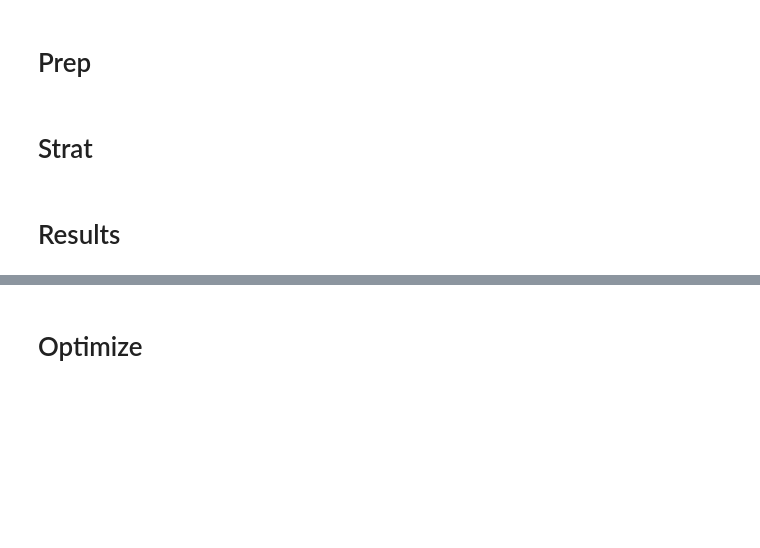
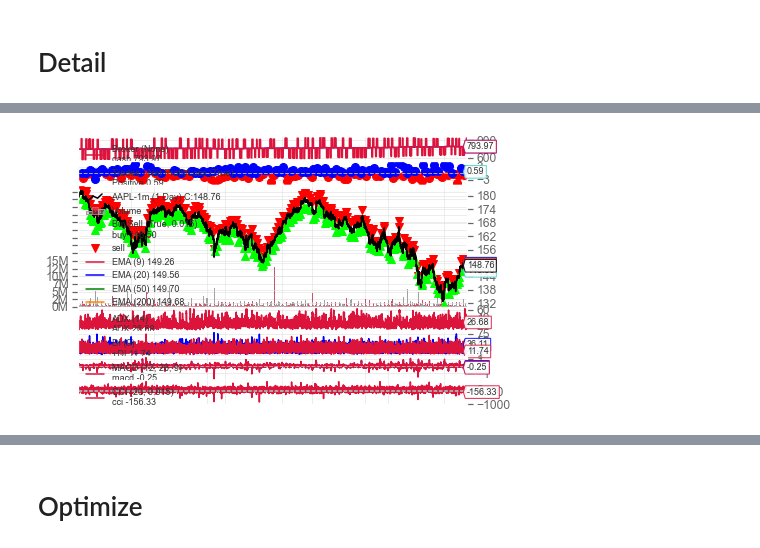
Before and after one commit to jamesfulford/biggest-losers, a Jupyter notebook: src/strat/apples/Apples_Backtest_Detail.ipynb, the cells around one changed output, grey strips where cells are left out. Cells and saved outputs as stored; diff of their text form; code cells hidden in the pictures; blank space fills up the shorter version.

Commit message:
feat(apples): update notebook format, tried DI instead of PSAR

```diff
--- a/src/strat/apples/Apples_Backtest_Detail.ipynb
+++ b/src/strat/apples/Apples_Backtest_Detail.ipynb
@@ -0,0 +79,5 @@
+# %%
+symbol = 'AAPL'
+start = datetime.date(2022, 1, 1)
+end = datetime.date(2022, 5, 31)
+cash = 750
@@ -1,2 +278,2 @@
 # %% [markdown]
-# Prep
+# Detail
@@ -69,2 +279,0 @@ def get_max_drawdown(strategy):
-# %% [markdown]
-# Strat
@@ -253,39 +280,6 @@ class MyStrategy(bt.Strategy):
-# %% [markdown]
-# Results
 # %%
-strategy = run_backtest(MyStrategy, "AAPL", "2022-01-01", "2022-05-24",
-  {
-    'use_cci': 'FOR_ENTRY',
-    'cci_period': 20,
-    'cci_factor': 0.015,
-    'cci_upper': -1000,
-    'cci_lower': -100,
-    'use_macd': 'FOR_ENTRY',
-    'macd_settings': (12, 26, 9),
-    'use_emacross': 'FOR_ENTRY',
-    'emas': (9, 20, 50, 200),
-    'emas_cross_criteria_any_instead_of_all': True,
-    'emas_any_on_cross_instead_of_while_rightly_ordered': False,
-    'use_psar': 'FOR_ENTRY',
-    'psar_af': 0.021,
-    'psar_afmax': 0.2,
-    'psar_period': 2,
-    'use_psar_lookback': 'FOR_ENTRY',
-    'psar_lookback_period': 3,
-    'use_mfi': 'NO',
-    'mfi_upper': 80,
-    'mfi_lower': 20,
-    'use_adx': 'FOR_ENTRY',
-    'adx_period': 14,
-    'adx_min_strength': 20,
-    'use_adx_slope': 'NO',
-    'adx_slope_smoothing_period': 5,
-    'use_long_ema': 'NO',
-    'long_ema_period': 200,
-    'start_of_morning': datetime.time(9, 32),
-    'end_of_morning': datetime.time(11, 30),
-    'start_of_afternoon': datetime.time(14, 30),
-    'end_of_day': datetime.time(15, 58)
-  }
-  , cash=200, timeframe=TimeFrame(1, TimeFrameUnit.Minute)
+strategy = run_backtest(MyStrategy, symbol, start, end,
+  {'use_cci': 'FOR_ENTRY', 'cci_period': 20, 'cci_factor': 0.015, 'cci_upper': -1000, 'cci_lower': -100, 'use_macd': 'FOR_ENTRY', 'macd_settings': (12, 26, 9), 'use_emacross': 'FOR_ENTRY', 'emas': (9, 20, 50, 200), 'emas_cross_criteria_any_instead_of_all': True, 'emas_any_on_cross_instead_of_while_rightly_ordered': False, 'use_psar': 'NO', 'psar_af': 0.021, 'psar_afmax': 0.2, 'psar_period': 2, 'use_psar_lookback': 'NO', 'psar_lookback_period': 3, 'use_mfi': 'NO', 'mfi_upper': 80, 'mfi_lower': 20, 'use_adx': 'FOR_ENTRY', 'adx_period': 14, 'adx_min_strength': 20, 'use_adx_slope': 'NO', 'adx_slope_smoothing_period': 5, 'use_di': 'FOR_ENTRY', 'di_period': 9, 'use_long_ema': 'NO', 'long_ema_period': 200, 'start_of_morning': datetime.time(9, 32), 'end_of_morning': datetime.time(11, 30), 'start_of_afternoon': datetime.time(14, 30), 'end_of_day': datetime.time(15, 58), 'verbose': True}
+  , cash
 )
+# %% [output]
@@ -292,3 +293,4 @@ strategy = run_backtest(MyStrategy, "AAPL", "2022-01-01", "2022-05-24",
+[figure, added]
 # %%
 annual_returns = strategy.analyzers.annualreturn.get_analysis()
 analysis = strategy.analyzers.tradeanalyzer.get_analysis()
```
Also changed, not shown: parts of 12 cells of this notebook.
